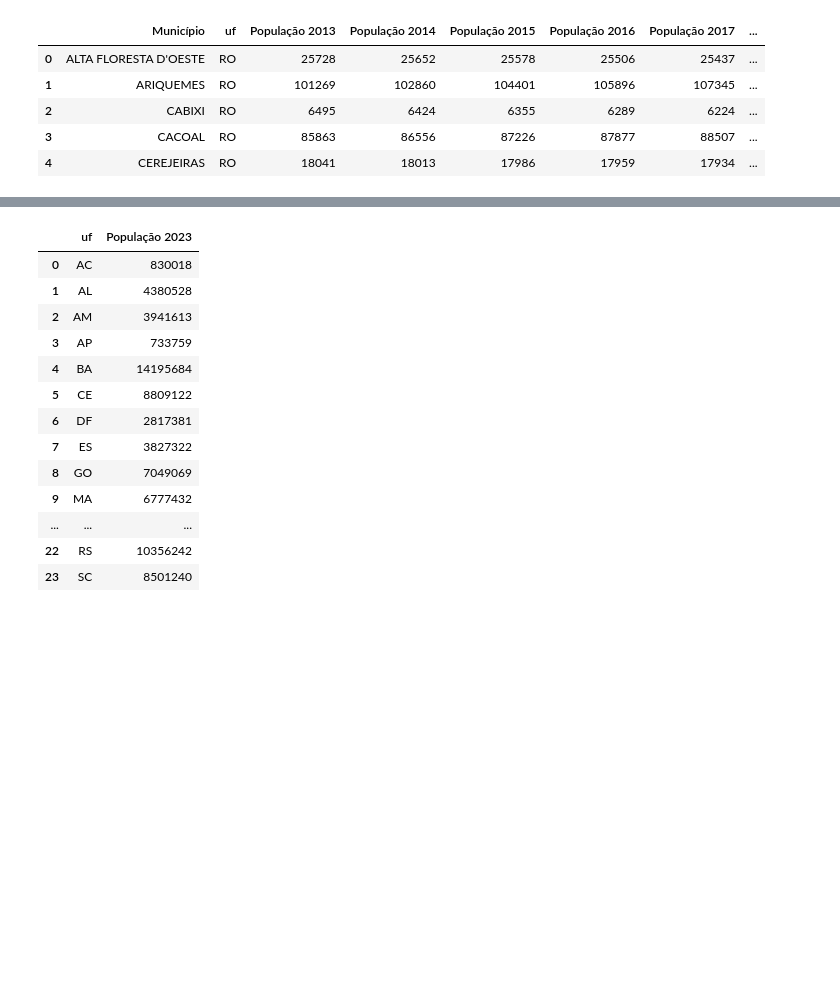
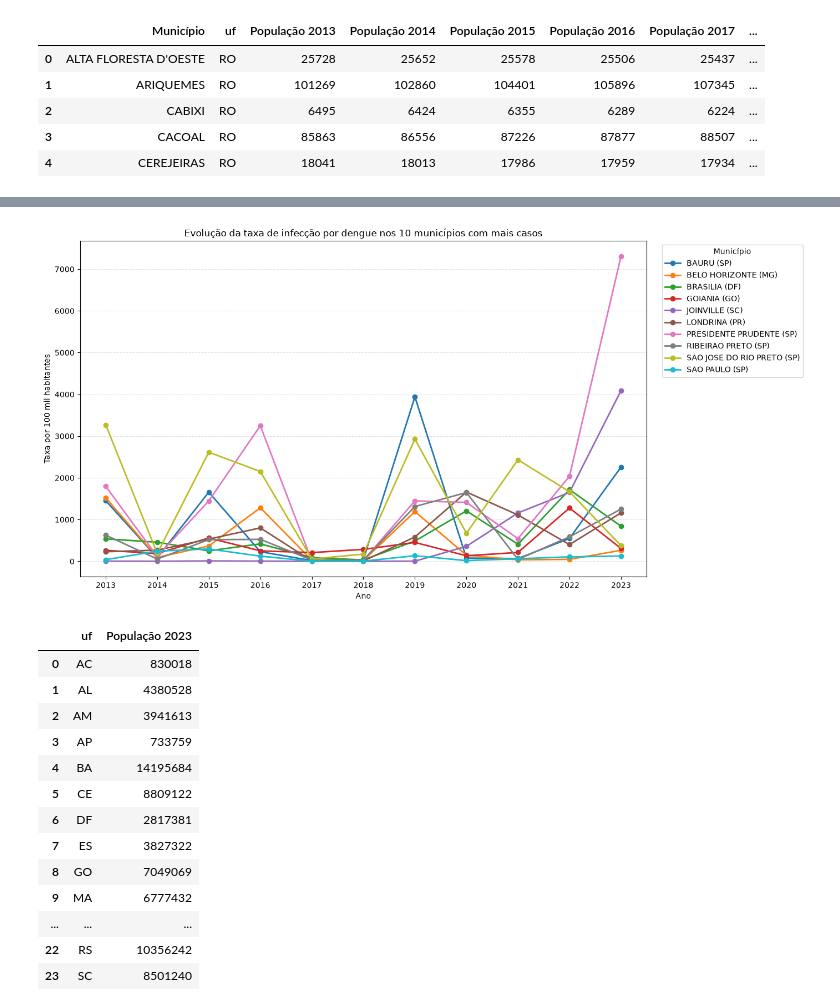
Before and after one commit to tauapatrick1989-rgb/Analise_de_Dados_Estudo, a Jupyter notebook: Fase 1/Análise de dados e storytelling/Análise de dados e storytelling_Notebooks+Documentos/Aula 4/Notebook Final/aula 4 - Criando Storytelling com Dados.ipynb, the cells around one changed output, grey strips where cells are left out. Cells and saved outputs as stored; diff of their text form; code cells hidden in the pictures; blank space fills up the shorter version.

```diff
--- a/Fase 1/Análise de dados e storytelling/Análise de dados e storytelling_Notebooks+Documentos/Aula 4/Notebook Final/aula 4 - Criando Storytelling com Dados.ipynb
+++ b/Fase 1/Análise de dados e storytelling/Análise de dados e storytelling_Notebooks+Documentos/Aula 4/Notebook Final/aula 4 - Criando Storytelling com Dados.ipynb
@@ -426,3 +501,42 @@ df_populacao_2013_2023.rename(columns={"Município": "municipio"}, inplace=True)
+# %%
+# Gráfico da evolução da taxa de infecção por município
+
+# Selecionar os 10 municípios com mais casos acumulados no período
+top_municipios = (
+    taxa_municipio_ano
+    .groupby(["municipio", "uf"], as_index=False)["qtd_infeccoes"]
+    .sum()
+    .sort_values("qtd_infeccoes", ascending=False)
+    .head(10)
+)
+
+# Manter somente esses municípios para uma visualização legível
+taxa_top_municipios = taxa_municipio_ano.merge(
+    top_municipios[["municipio", "uf"]],
+    on=["municipio", "uf"],
+    how="inner"
+).sort_values(["ano", "taxa_infeccao_100mil"])
+
+plt.figure(figsize=(14, 7))
+for (municipio, uf), dados_municipio in taxa_top_municipios.groupby(["municipio", "uf"]):
+    plt.plot(
+        dados_municipio["ano"],
+        dados_municipio["taxa_infeccao_100mil"],
+        marker="o",
+        linewidth=2,
+        label=f"{municipio} ({uf})"
+    )
+
+plt.title("Evolução da taxa de infecção por dengue nos 10 municípios com mais casos")
+plt.xlabel("Ano")
+plt.ylabel("Taxa por 100 mil habitantes")
+plt.xticks(sorted(taxa_top_municipios["ano"].unique()))
+plt.grid(axis="y", linestyle="--", alpha=0.4)
+plt.legend(title="Município", bbox_to_anchor=(1.02, 1), loc="upper left")
+plt.tight_layout()
+plt.show()
+# %% [output]
+[figure, added]
 # %%
 # Filtrar os dados para o ano de 2023
 populacao_estado_2023 = df_populacao_2013_2023[['uf','População 2023']]
```
Also changed, not shown: parts of 6 cells of this notebook, 1 other file.
